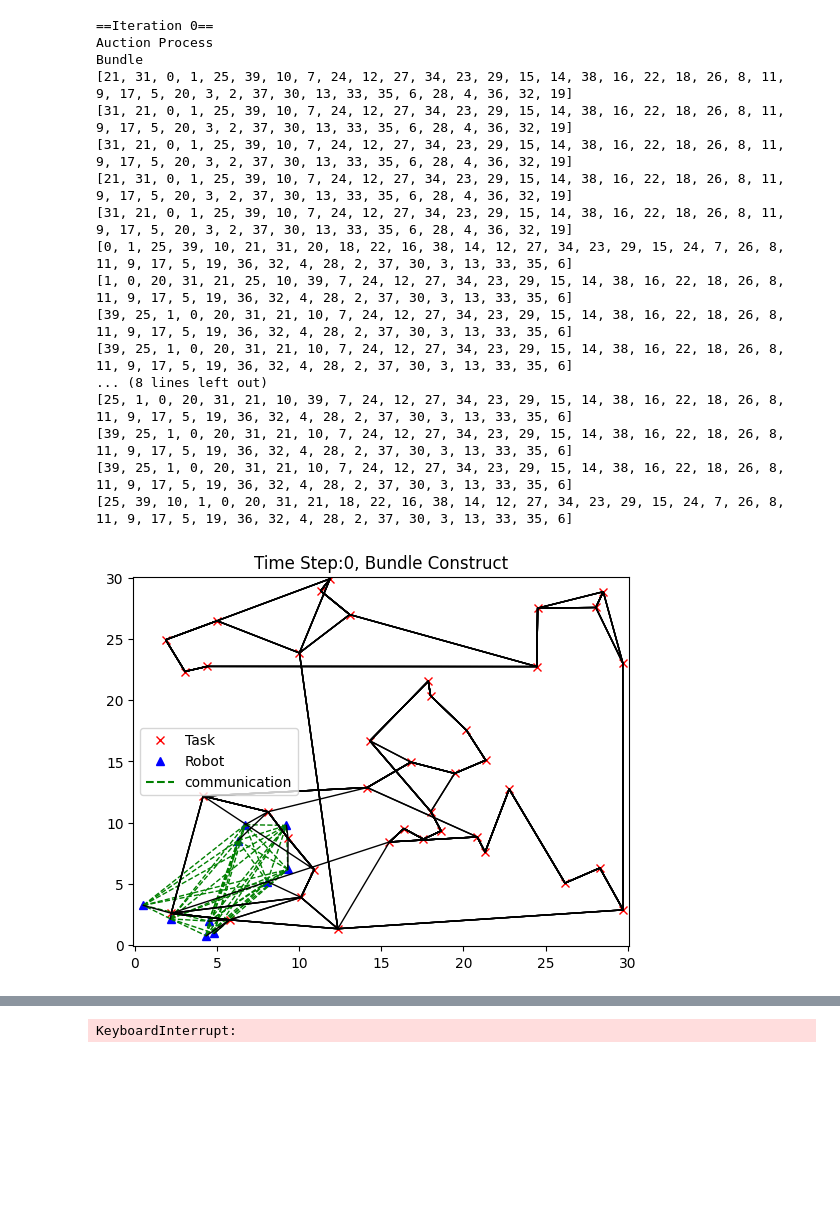
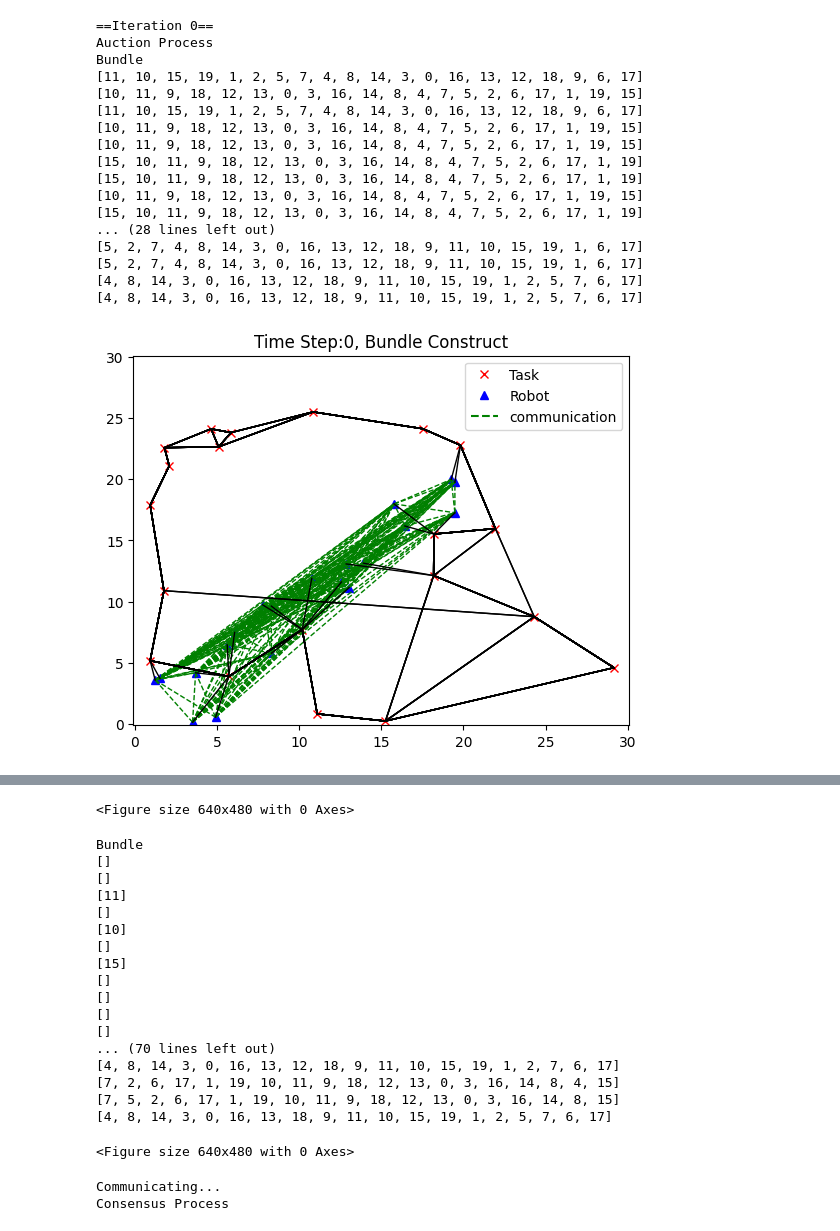
Before and after one commit to seo2730/consensus-based-bundle-algorithm, a Jupyter notebook: Two_Layer_CBBA.ipynb, the cells around one changed output, grey strips where cells are left out. Drawn from its saved outputs; the diff is of its cells as text; code cells hidden in the pictures; blank space fills up the shorter version.

```diff
--- a/Two_Layer_CBBA.ipynb
+++ b/Two_Layer_CBBA.ipynb
@@ -19,6 +17,6 @@ Finished
 # %%
-task_num = 40
-group_num=2
+task_num = 20
+group_num=4
 for i in range(group_num):
   globals()['group{}_num'.format(i)]=5
 
@@ -73,12 +71,12 @@ assign_plots = []
 max_t = 100
 plot_gap = 0.1
 
-save_gif = False
+save_gif = True
 filenames = []
 
 if save_gif:
-  if not os.path.exists("my_gif"):
-    os.makedirs("my_gif")
+  if not os.path.exists("one_layer_cbba_gif"):
+    os.makedirs("one_layer_cbba_gif")
 
 start = time.time()
 while True:
@@ -161,7 +159,7 @@ while True:
   ax.set_title("Time Step:{}, Consensus".format(t))
   plt.pause(plot_gap)
   if save_gif:
-    filename = f'./my_gif/{t}_C.png'
+    filename = f'./one_layer_cbba_gif/{t}_C.png'
     filenames.append(filename)
     plt.savefig(filename)
 
@@ -179,50 +177,50 @@ while True:
     break
   if t>max_t:
     ax.set_title("Time Step:{}, Max time step overed".format(t))
     break
 end = time.time()
 
 print(f"{end-start:.5f} sec")
 
 
 if save_gif:
-    filename = f'./my_gif/{t}_F.png'
+    filename = f'./one_layer_cbba_gif/{t}_F.png'
     filenames.append(filename)
     plt.savefig(filename)
 
     #build gif
     files=[]
     for filename in filenames:
         image = imageio.imread(filename)
         files.append(image)
-    imageio.mimsave("./my_gif/mygif.gif", files, format='GIF', fps = 0.5)
-    with imageio.get_writer('./my_gif/mygif.gif', mode='I') as writer:
+    imageio.mimsave("./one_layer_cbba_gif/mygif.gif", files, format='GIF', duration = 0.5)
+    with imageio.get_writer('./one_layer_cbba_gif/mygif.gif', mode='I') as writer:
         for filename in filenames:
             image = imageio.imread(filename)
             writer.append_data(image)
     # Remove files
     for filename in set(filenames):
         os.remove(filename)
 
 plt.show()
 # %% [output]
 ==Iteration 0==
 Auction Process
 Bundle
-[21, 31, 0, 1, 25, 39, 10, 7, 24, 12, 27, 34, 23, 29, 15, 14, 38, 16, 22, 18, 26, 8, 11, 9, 17, 5, 20, 3, 2, 37, 30, 13, 33, 35, 6, 28, 4, 36, 32, 19]
-[31, 21, 0, 1, 25, 39, 10, 7, 24, 12, 27, 34, 23, 29, 15, 14, 38, 16, 22, 18, 26, 8, 11, 9, 17, 5, 20, 3, 2, 37, 30, 13, 33, 35, 6, 28, 4, 36, 32, 19]
-[31, 21, 0, 1, 25, 39, 10, 7, 24, 12, 27, 34, 23, 29, 15, 14, 38, 16, 22, 18, 26, 8, 11, 9, 17, 5, 20, 3, 2, 37, 30, 13, 33, 35, 6, 28, 4, 36, 32, 19]
-[21, 31, 0, 1, 25, 39, 10, 7, 24, 12, 27, 34, 23, 29, 15, 14, 38, 16, 22, 18, 26, 8, 11, 9, 17, 5, 20, 3, 2, 37, 30, 13, 33, 35, 6, 28, 4, 36, 32, 19]
-[31, 21, 0, 1, 25, 39, 10, 7, 24, 12, 27, 34, 23, 29, 15, 14, 38, 16, 22, 18, 26, 8, 11, 9, 17, 5, 20, 3, 2, 37, 30, 13, 33, 35, 6, 28, 4, 36, 32, 19]
-[0, 1, 25, 39, 10, 21, 31, 20, 18, 22, 16, 38, 14, 12, 27, 34, 23, 29, 15, 24, 7, 26, 8, 11, 9, 17, 5, 19, 36, 32, 4, 28, 2, 37, 30, 3, 13, 33, 35, 6]
-[1, 0, 20, 31, 21, 25, 10, 39, 7, 24, 12, 27, 34, 23, 29, 15, 14, 38, 16, 22, 18, 26, 8, 11, 9, 17, 5, 19, 36, 32, 4, 28, 2, 37, 30, 3, 13, 33, 35, 6]
-[39, 25, 1, 0, 20, 31, 21, 10, 7, 24, 12, 27, 34, 23, 29, 15, 14, 38, 16, 22, 18, 26, 8, 11, 9, 17, 5, 19, 36, 32, 4, 28, 2, 37, 30, 3, 13, 33, 35, 6]
-[39, 25, 1, 0, 20, 31, 21, 10, 7, 24, 12, 27, 34, 23, 29, 15, 14, 38, 16, 22, 18, 26, 8, 11, 9, 17, 5, 19, 36, 32, 4, 28, 2, 37, 30, 3, 13, 33, 35, 6]
-... (8 lines left out)
-[25, 1, 0, 20, 31, 21, 10, 39, 7, 24, 12, 27, 34, 23, 29, 15, 14, 38, 16, 22, 18, 26, 8, 11, 9, 17, 5, 19, 36, 32, 4, 28, 2, 37, 30, 3, 13, 33, 35, 6]
-[39, 25, 1, 0, 20, 31, 21, 10, 7, 24, 12, 27, 34, 23, 29, 15, 14, 38, 16, 22, 18, 26, 8, 11, 9, 17, 5, 19, 36, 32, 4, 28, 2, 37, 30, 3, 13, 33, 35, 6]
-[39, 25, 1, 0, 20, 31, 21, 10, 7, 24, 12, 27, 34, 23, 29, 15, 14, 38, 16, 22, 18, 26, 8, 11, 9, 17, 5, 19, 36, 32, 4, 28, 2, 37, 30, 3, 13, 33, 35, 6]
-[25, 39, 10, 1, 0, 20, 31, 21, 18, 22, 16, 38, 14, 12, 27, 34, 23, 29, 15, 24, 7, 26, 8, 11, 9, 17, 5, 19, 36, 32, 4, 28, 2, 37, 30, 3, 13, 33, 35, 6]
+[11, 10, 15, 19, 1, 2, 5, 7, 4, 8, 14, 3, 0, 16, 13, 12, 18, 9, 6, 17]
+[10, 11, 9, 18, 12, 13, 0, 3, 16, 14, 8, 4, 7, 5, 2, 6, 17, 1, 19, 15]
+[11, 10, 15, 19, 1, 2, 5, 7, 4, 8, 14, 3, 0, 16, 13, 12, 18, 9, 6, 17]
+[10, 11, 9, 18, 12, 13, 0, 3, 16, 14, 8, 4, 7, 5, 2, 6, 17, 1, 19, 15]
+[10, 11, 9, 18, 12, 13, 0, 3, 16, 14, 8, 4, 7, 5, 2, 6, 17, 1, 19, 15]
+[15, 10, 11, 9, 18, 12, 13, 0, 3, 16, 14, 8, 4, 7, 5, 2, 6, 17, 1, 19]
+[15, 10, 11, 9, 18, 12, 13, 0, 3, 16, 14, 8, 4, 7, 5, 2, 6, 17, 1, 19]
+[10, 11, 9, 18, 12, 13, 0, 3, 16, 14, 8, 4, 7, 5, 2, 6, 17, 1, 19, 15]
+[15, 10, 11, 9, 18, 12, 13, 0, 3, 16, 14, 8, 4, 7, 5, 2, 6, 17, 1, 19]
+... (28 lines left out)
+[5, 2, 7, 4, 8, 14, 3, 0, 16, 13, 12, 18, 9, 11, 10, 15, 19, 1, 6, 17]
+[5, 2, 7, 4, 8, 14, 3, 0, 16, 13, 12, 18, 9, 11, 10, 15, 19, 1, 6, 17]
+[4, 8, 14, 3, 0, 16, 13, 12, 18, 9, 11, 10, 15, 19, 1, 2, 5, 7, 6, 17]
+[4, 8, 14, 3, 0, 16, 13, 12, 18, 9, 11, 10, 15, 19, 1, 2, 5, 7, 6, 17]
-[figure, old version]
+[figure, new version]
 Communicating...
 Consensus Process
@@ -244 +227,21 @@ Auction Process
-KeyboardInterrupt:
+<Figure size 640x480 with 0 Axes>
+Bundle
+[]
+[]
+[11]
+[]
+[10]
+[]
+[15]
+[]
+[]
+[]
+[]
+... (70 lines left out)
+[4, 8, 14, 3, 0, 16, 13, 12, 18, 9, 11, 10, 15, 19, 1, 2, 7, 6, 17]
+[7, 2, 6, 17, 1, 19, 10, 11, 9, 18, 12, 13, 0, 3, 16, 14, 8, 4, 15]
+[7, 5, 2, 6, 17, 1, 19, 10, 11, 9, 18, 12, 13, 0, 3, 16, 14, 8, 15]
+[4, 8, 14, 3, 0, 16, 13, 18, 9, 11, 10, 15, 19, 1, 2, 5, 7, 6, 17]
+<Figure size 640x480 with 0 Axes>
+Communicating...
+Consensus Process
```
Also changed, not shown: parts of 3 cells of this notebook, 5 other files.
